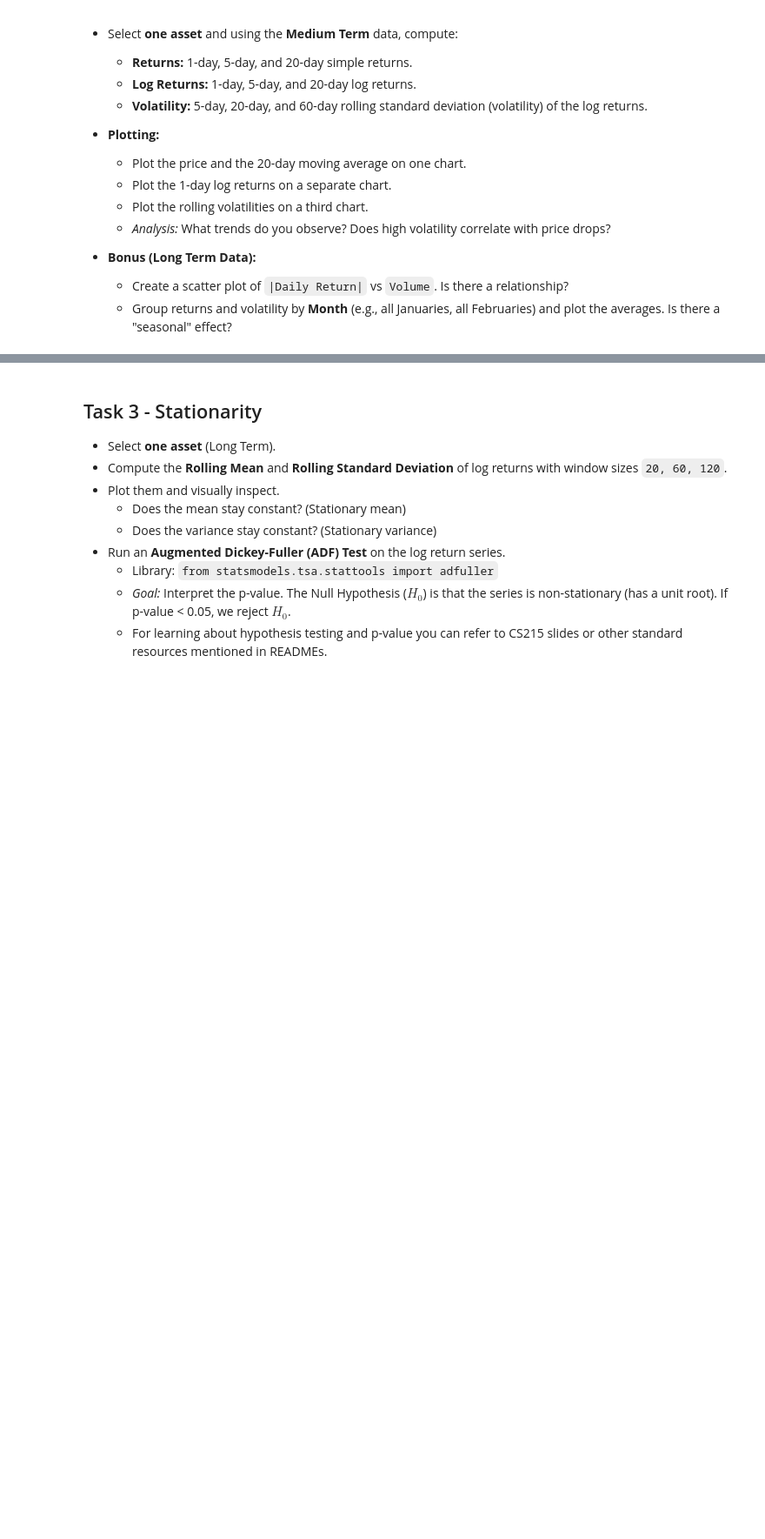
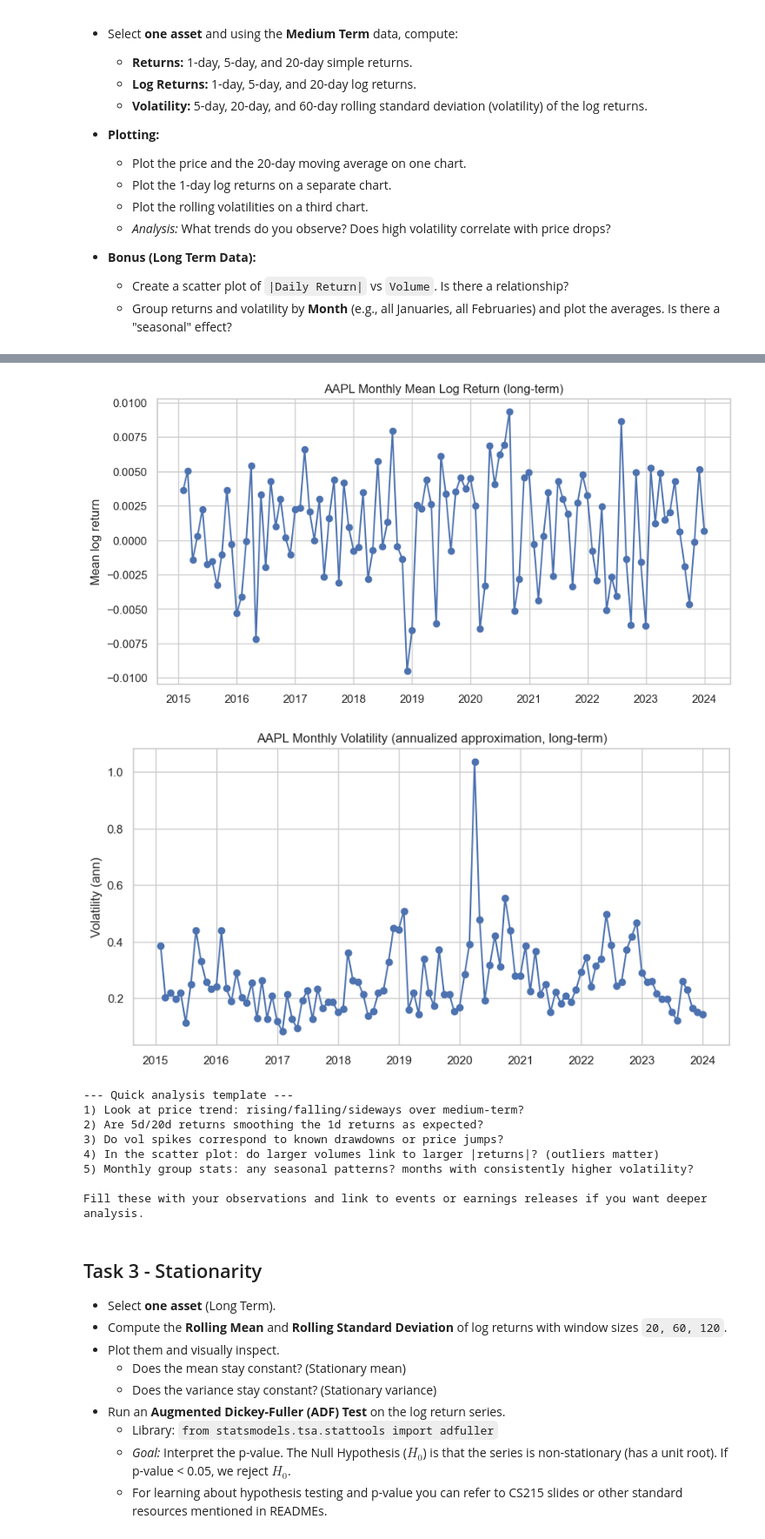
Before and after one commit to parthchafle10/Predict2Optimize-WiDS-2025, a Jupyter notebook: week1/task1.ipynb, the cells around one changed output, grey strips where cells are left out. Shown at 87% size. Saved outputs shown, nothing was run; the diff lists cells and outputs as text; code cells hidden in the pictures; blank space fills up the shorter version.

Commit message:
Week 1 notebooks – final submission

```diff
--- a/week1/task1.ipynb
+++ b/week1/task1.ipynb
@@ -33,3 +255,43 @@ The goal for this week is to gain familiarity with financial data, analyze commo
+# %%
+# 9. Bonus: Returns & volatility grouped by month (long-term)
+# We'll compute monthly mean returns and monthly volatility (std of daily log returns)
+long_log_returns = np.log(long_adj / long_adj.shift(1))
+monthly_mean_ret = long_log_returns.resample('M').mean()
+monthly_vol = long_log_returns.resample('M').std() * np.sqrt(252)  # monthly windows annualized for comparability
+
+# Plot monthly mean returns for the asset
+fig, ax = plt.subplots()
+ax.plot(monthly_mean_ret.index, monthly_mean_ret[asset], marker='o')
+ax.set_title(f"{asset} Monthly Mean Log Return (long-term)")
+ax.set_ylabel("Mean log return")
+plt.show()
+
+# Plot monthly volatility
+fig, ax = plt.subplots()
+ax.plot(monthly_vol.index, monthly_vol[asset], marker='o')
+ax.set_title(f"{asset} Monthly Volatility (annualized approximation, long-term)")
+ax.set_ylabel("Volatility (ann)")
+plt.show()
+
+# 10. Quick analysis notes (fill these in your notebook)
+print("\n--- Quick analysis template ---")
+print("1) Look at price trend: rising/falling/sideways over medium-term?")
+print("2) Are 5d/20d returns smoothing the 1d returns as expected?")
+print("3) Do vol spikes correspond to known drawdowns or price jumps?")
+print("4) In the scatter plot: do larger volumes link to larger |returns|? (outliers matter)")
+print("5) Monthly group stats: any seasonal patterns? months with consistently higher volatility?")
+print("\nFill these with your observations and link to events or earnings releases if you want deeper analysis.")
+# %% [output]
+[figure, added]
+[figure, added]
+--- Quick analysis template ---
+1) Look at price trend: rising/falling/sideways over medium-term?
+2) Are 5d/20d returns smoothing the 1d returns as expected?
+3) Do vol spikes correspond to known drawdowns or price jumps?
+4) In the scatter plot: do larger volumes link to larger |returns|? (outliers matter)
+5) Monthly group stats: any seasonal patterns? months with consistently higher volatility?
+
+Fill these with your observations and link to events or earnings releases if you want deeper analysis.
 # %% [markdown]
 ## Task 3 - Stationarity
 * Select **one asset** (Long Term).
```
Also changed, not shown: parts of 22 cells of this notebook.
